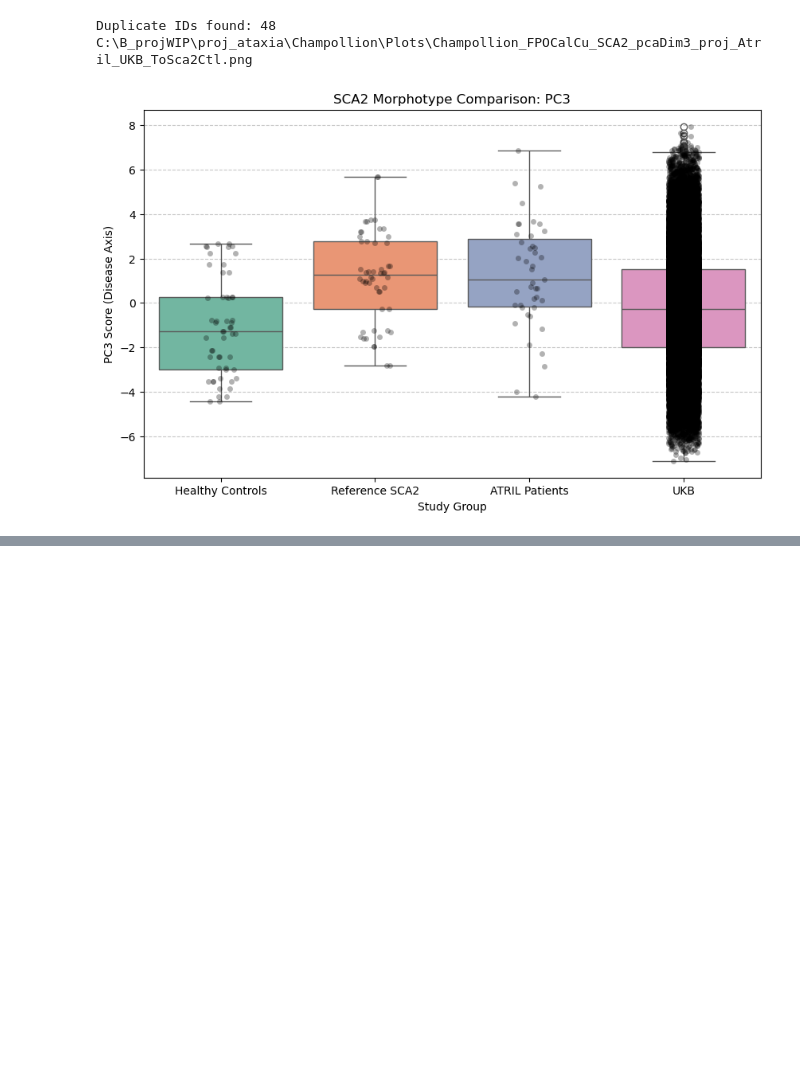
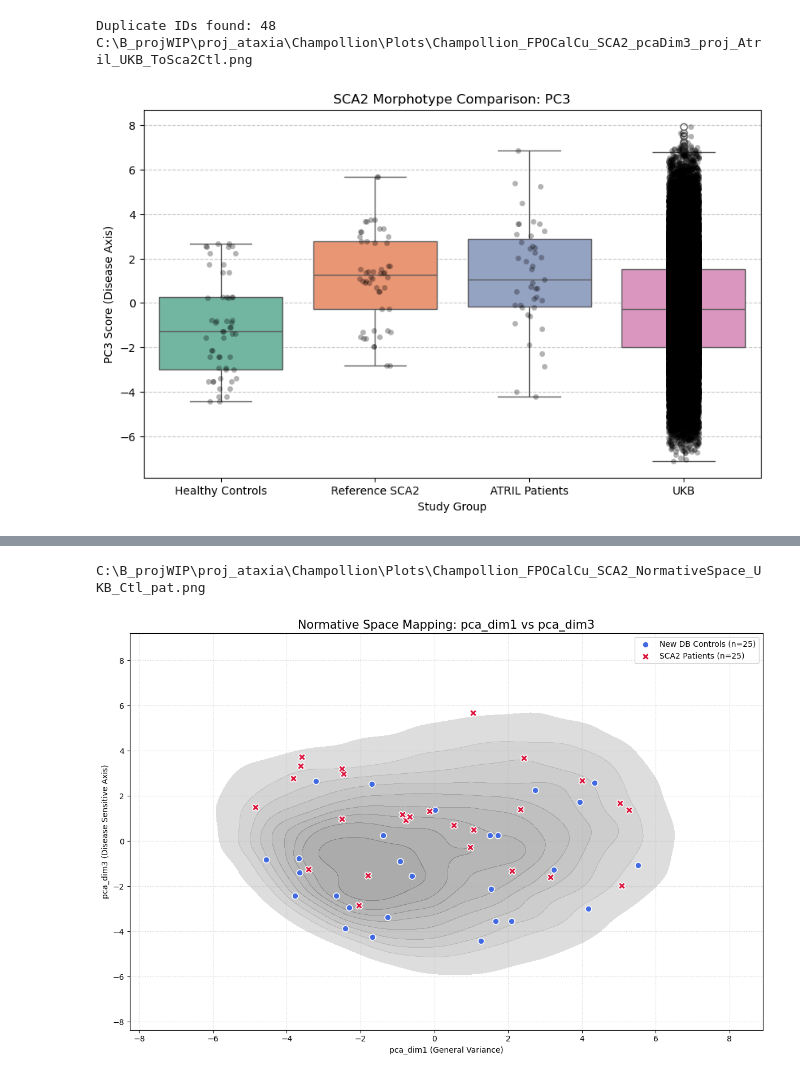
Before and after one commit to zhongyi-sun/Ruisseau_stats_2026, a Jupyter notebook: SCA_Champollion_Ruisseau_WIP.ipynb, the cells around one changed output, grey strips where cells are left out. Saved outputs shown, nothing was run; the diff lists cells and outputs as text; code cells hidden in the pictures; blank space fills up the shorter version.

```diff
--- a/SCA_Champollion_Ruisseau_WIP.ipynb
+++ b/SCA_Champollion_Ruisseau_WIP.ipynb
@@ -673,3 +1149,74 @@ C:\B_projWIP\proj_ataxia\Champollion\Plots\Champollion_FPOCalCu_SCA2_pcaDim3_pro
+# %%
+################################  Normative space mapping  ######################################
+
+selectCol = ['pca_dim1','pca_dim3']
+ATRILprojectionControls = combined_pca_INFO.loc[
+    combined_pca_INFO['CodeICM'] == 'ATRIL',
+    selectCol]
+UKBprojectionControls = combined_pca_INFO.loc[
+    combined_pca_INFO['CodeICM'] == 'UKB',
+    selectCol]
+SCA2controls = combined_pca_INFO.loc[
+    combined_pca_INFO['SCA'] == 0,
+    selectCol]
+SCA2patients = combined_pca_INFO.loc[
+    (combined_pca_INFO['SCA'] == 2) &
+    (combined_pca_INFO['CodeICM'] != 'ATRIL'),
+    selectCol]
+
+def plot_normative_space(combined_df, x_dim='pca_dim1', y_dim='pca_dim3',curPlotName=''):
+    plt.figure(figsize=(12, 8))
+
+    # 1. Split the data
+    #ukb_data = combined_df[combined_df['CodeICM'] == 'UKB']
+    ukb_data = UKBprojectionControls
+    #new_controls = combined_df[combined_df['PlotGroup'] == 'Healthy Controls']
+    new_controls = SCA2controls
+    #patients = combined_df[combined_df['PlotGroup'] == 'ATRIL Patients']
+    patients = SCA2patients
+
+    # 2. Plot the 40k UKB as a subtle "Density Cloud"
+    # This shows the 'Expected Range' without cluttering the plot
+    sns.kdeplot(
+        data=ukb_data, x=x_dim, y=y_dim,
+        fill=True, thresh=0.05, levels=10,
+        color='lightgray', alpha=0.5, label='UKB Population (40k)'
+    )
+
+    # 3. Overlay the New Controls (Blue)
+    plt.scatter(
+        new_controls[x_dim], new_controls[y_dim],
+        color='royalblue', edgecolor='white', s=60,
+        label='New DB Controls (n=25)', zorder=3
+    )
+
+    # 4. Overlay the Patients (Red)
+    plt.scatter(
+        patients[x_dim], patients[y_dim],
+        color='crimson', edgecolor='white', s=80, marker='X',
+        label='SCA2 Patients (n=25)', zorder=4
+    )
+
+    # Formatting
+    plt.title(f'Normative Space Mapping: {x_dim} vs {y_dim}', fontsize=15)
+    plt.xlabel(f'{x_dim} (General Variance)')
+    plt.ylabel(f'{y_dim} (Disease Sensitive Axis)')
+    plt.legend(frameon=True, loc='upper right')
+    plt.grid(True, linestyle=':', alpha=0.6)
+
+    plt.tight_layout()
+
+    print(curPlotName)
+    plt.savefig(curPlotName, dpi=300, bbox_inches='tight')
+
+    plt.show()
+
+# To run plot:
+curPlotName = rf'{curRoot}:\B_projWIP\proj_{curProject}\Champollion\Plots\Champollion_FPOCalCu_SCA2_NormativeSpace_UKB_Ctl_pat.png'
+plot_normative_space(combined_pca_info, x_dim='pca_dim1', y_dim='pca_dim3',curPlotName=curPlotName)
+# %% [output]
+C:\B_projWIP\proj_ataxia\Champollion\Plots\Champollion_FPOCalCu_SCA2_NormativeSpace_UKB_Ctl_pat.png
+[figure, added]
 # %%
 ##############################   WIP: automatic parameter selection  ################################
 # %%
```
Also changed, not shown: parts of 10 cells of this notebook.
